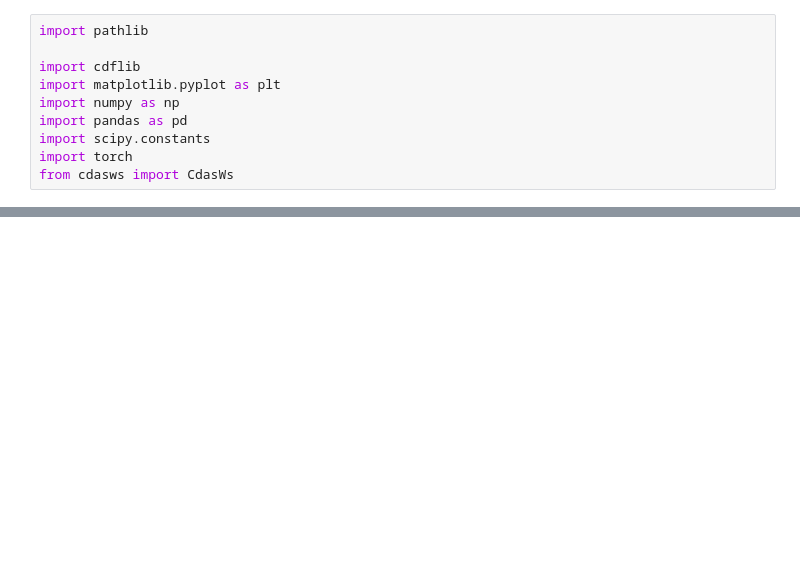
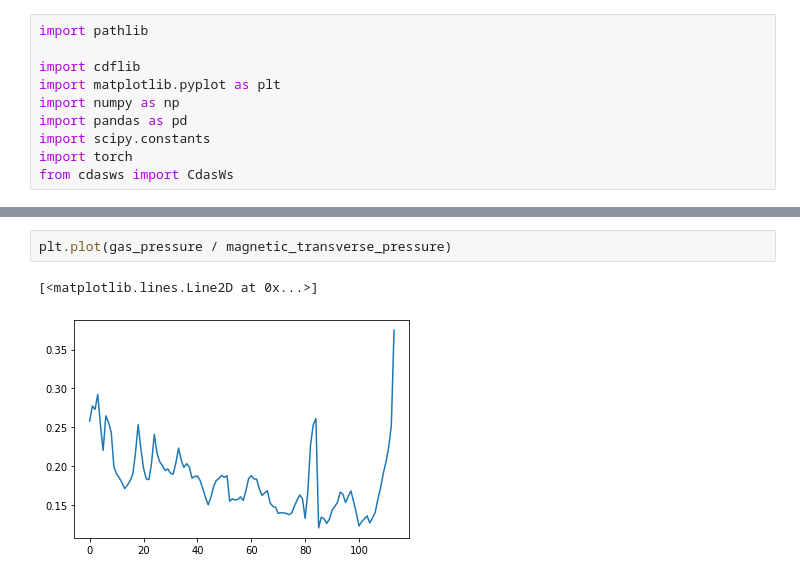
Before and after one commit to hafarooki/pymfr, a Jupyter notebook: demo/wind_axis.ipynb, the cells around one changed output, grey strips where cells are left out. Saved outputs shown, nothing was run; the diff lists cells and outputs as text; blank space fills up the shorter version.

```diff
--- a/demo/wind_axis.ipynb
+++ b/demo/wind_axis.ipynb
@@ -143,0 +158,5 @@ Altitude/azimuth: 84.03061193121579 / 298.87757110595703
+# %%
+plt.plot(gas_pressure / magnetic_transverse_pressure)
+# %% [output]
+[<matplotlib.lines.Line2D at 0x...>]
+[figure, added]
```
Also changed, not shown: parts of 6 cells of this notebook, 2 other files.
